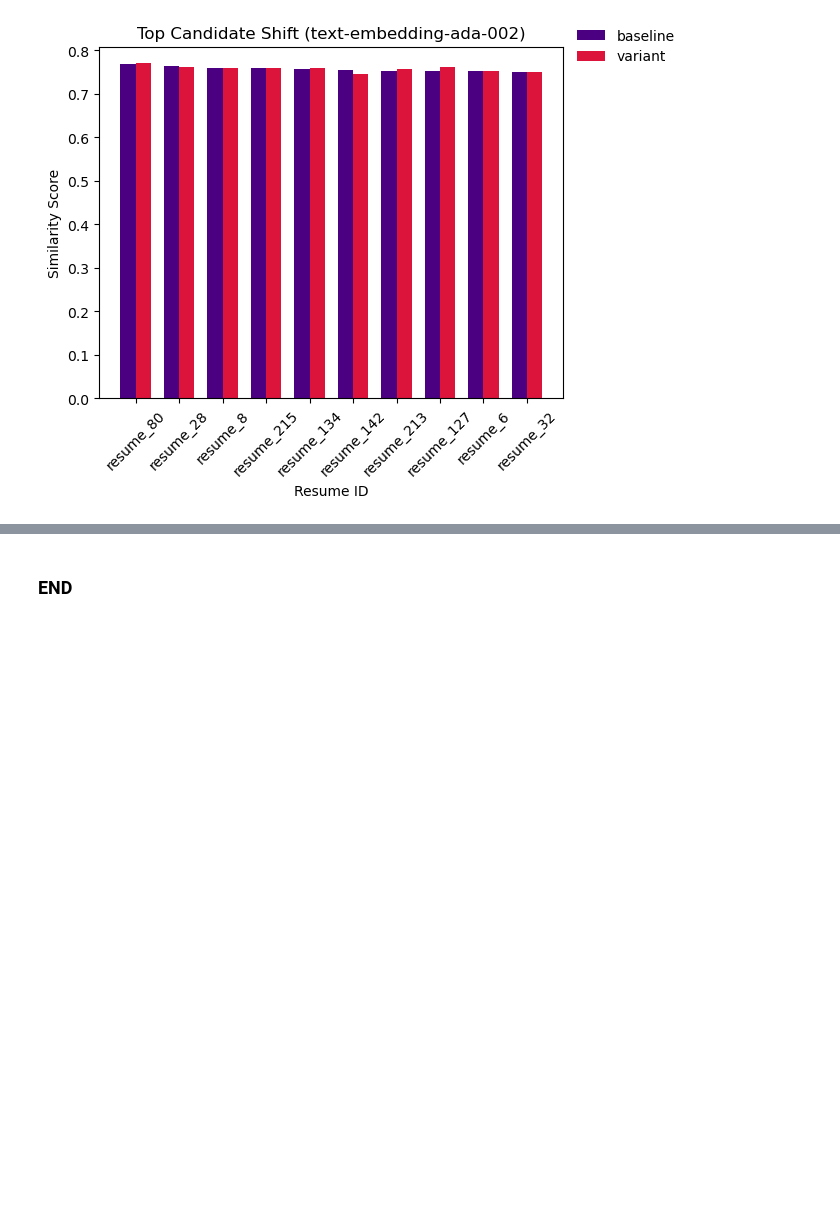
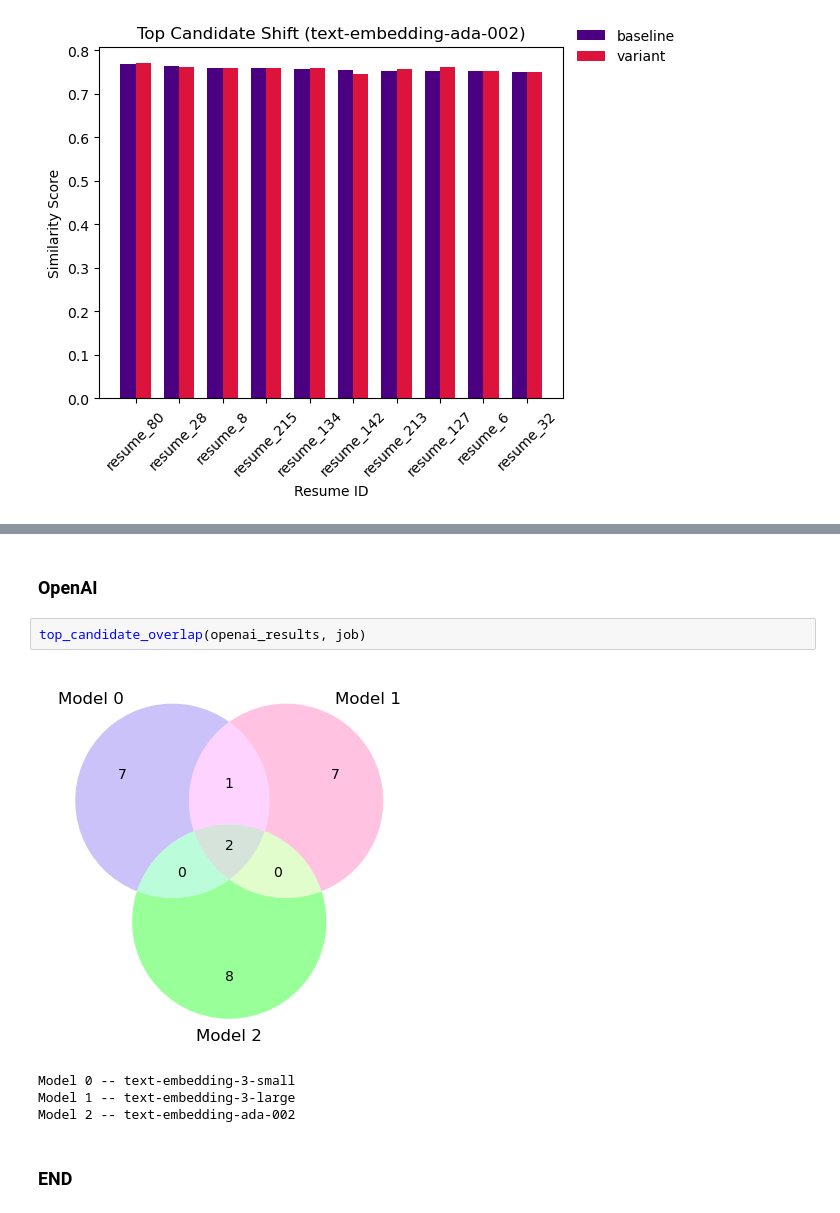
Before and after one commit to Pedagogue-Systems/ai-matching-consistency-eval, a Jupyter notebook: notebooks/openai_comparison.ipynb, the cells around one changed output, grey strips where cells are left out. Cells and saved outputs as stored; diff of their text form; blank space fills up the shorter version.

```diff
--- a/notebooks/openai_comparison.ipynb
+++ b/notebooks/openai_comparison.ipynb
@@ -204,2 +245,11 @@ for model in openai_models:
+# %% [markdown]
+### OpenAI
+# %%
+top_candidate_overlap(openai_results, job)
+# %% [output]
+[figure, added]
+Model 0 -- text-embedding-3-small
+Model 1 -- text-embedding-3-large
+Model 2 -- text-embedding-ada-002
 # %% [markdown]
 ### END
```
Also changed, not shown: parts of 4 cells of this notebook.
